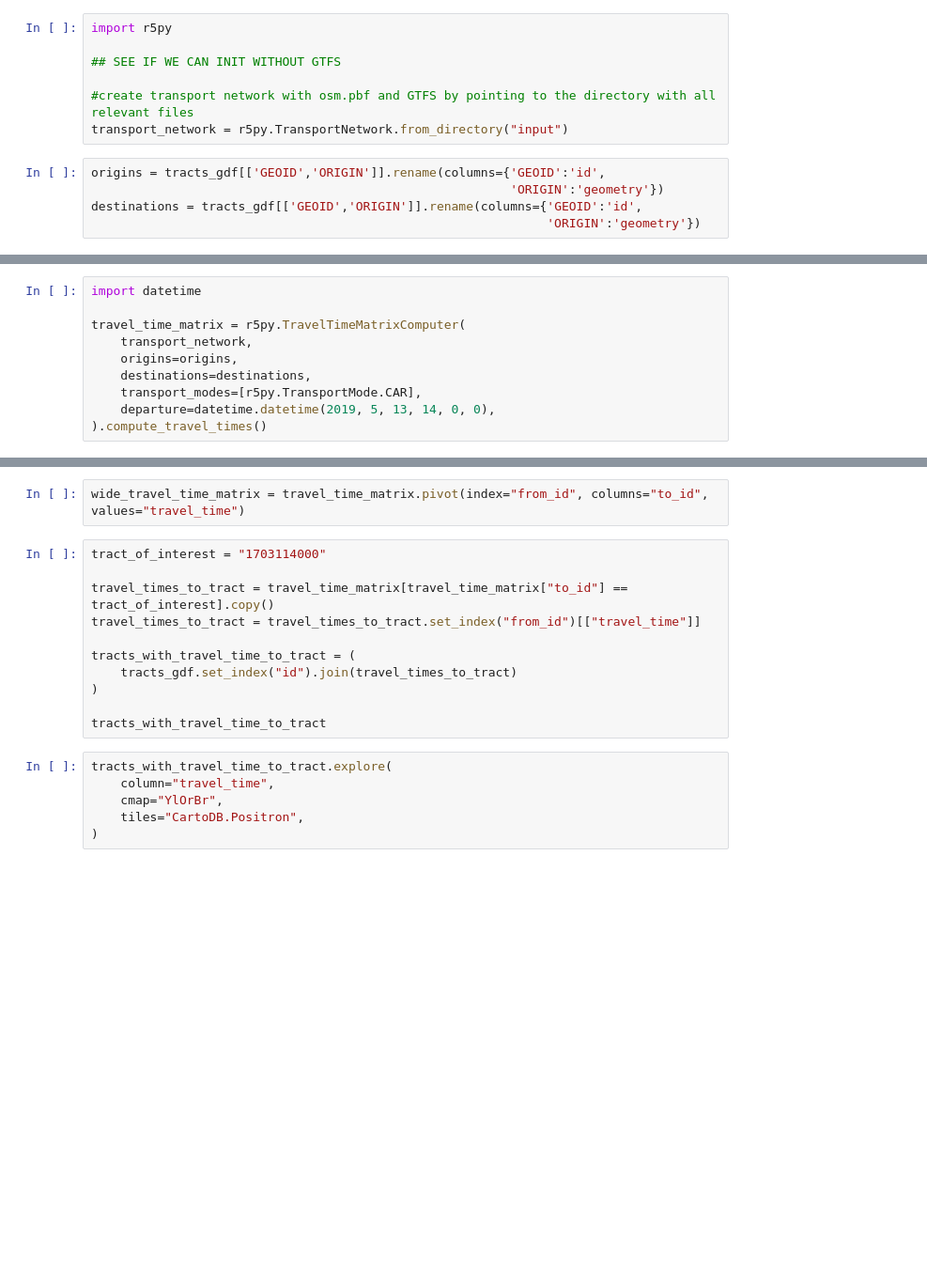
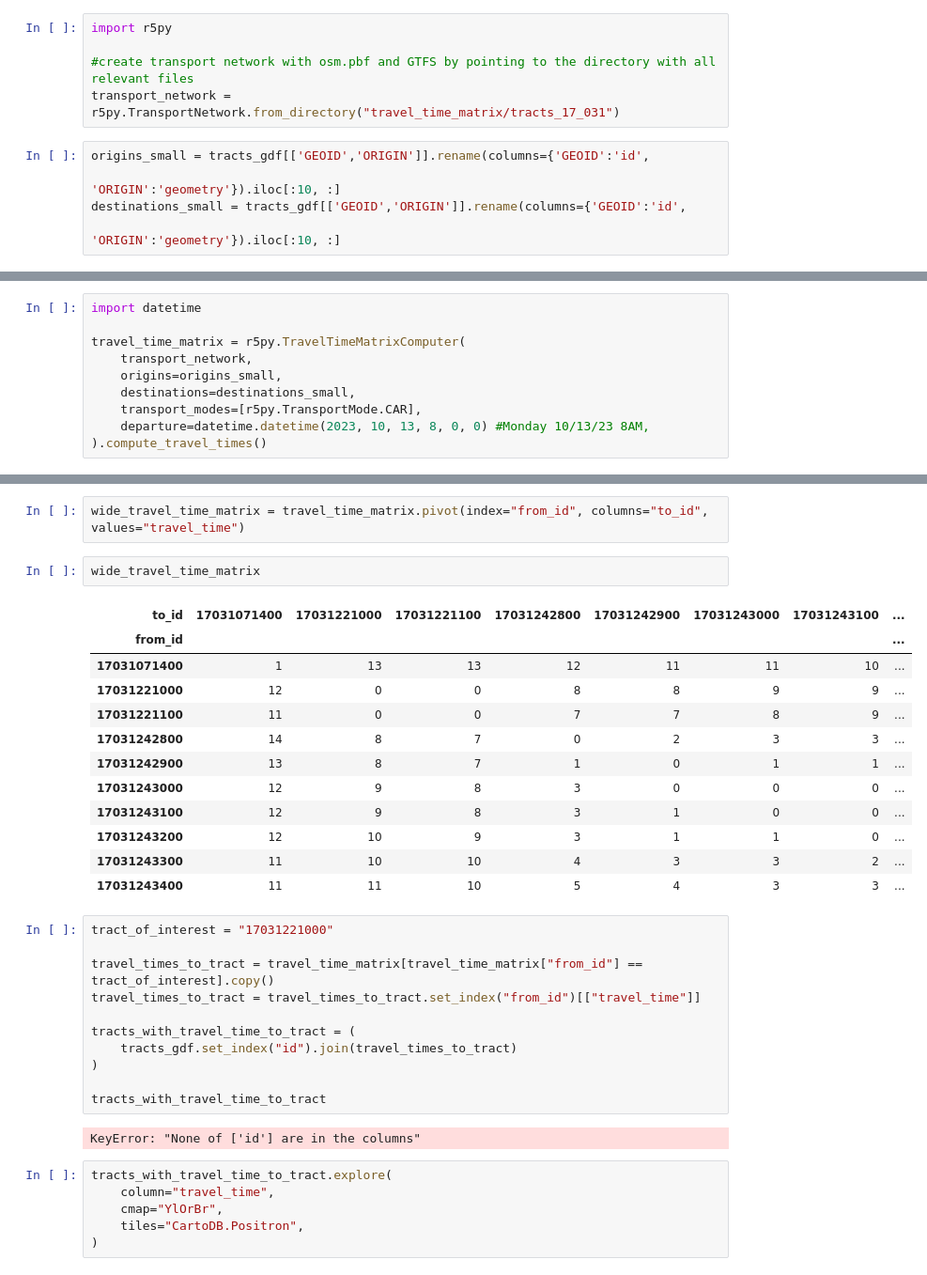
Before and after one commit to mansueto-institute/chicago-model, a Jupyter notebook: travel_time_matrix/time_travel_matrix.ipynb, the cells around one changed output, grey strips where cells are left out. Shown at 94% size. Cells and saved outputs as stored; diff of their text form; blank space fills up the shorter version.

```diff
--- a/time_travel_matrix.ipynb
+++ b/travel_time_matrix/time_travel_matrix.ipynb
@@ -184,12 +180,10 @@ dtype: object
 # %%
 import r5py
 
-## SEE IF WE CAN INIT WITHOUT GTFS
-
 #create transport network with osm.pbf and GTFS by pointing to the directory with all relevant files
-transport_network = r5py.TransportNetwork.from_directory("input")
+transport_network = r5py.TransportNetwork.from_directory("travel_time_matrix/tracts_17_031")
 # %%
-origins = tracts_gdf[['GEOID','ORIGIN']].rename(columns={'GEOID':'id',
-                                                         'ORIGIN':'geometry'})
-destinations = tracts_gdf[['GEOID','ORIGIN']].rename(columns={'GEOID':'id',
-                                                              'ORIGIN':'geometry'})
+origins_small = tracts_gdf[['GEOID','ORIGIN']].rename(columns={'GEOID':'id',
+                                                         'ORIGIN':'geometry'}).iloc[:10, :]
+destinations_small = tracts_gdf[['GEOID','ORIGIN']].rename(columns={'GEOID':'id',
+                                                              'ORIGIN':'geometry'}).iloc[:10, :]
@@ -202,8 +192,8 @@ import datetime
 
 travel_time_matrix = r5py.TravelTimeMatrixComputer(
     transport_network,
-    origins=origins,
-    destinations=destinations,
+    origins=origins_small,
+    destinations=destinations_small,
     transport_modes=[r5py.TransportMode.CAR],
-    departure=datetime.datetime(2019, 5, 13, 14, 0, 0),
+    departure=datetime.datetime(2023, 10, 13, 8, 0, 0) #Monday 10/13/23 8AM,
 ).compute_travel_times()
@@ -212,9 +218,24 @@ travel_time_matrix
 # %%
 wide_travel_time_matrix = travel_time_matrix.pivot(index="from_id", columns="to_id", values="travel_time")
+# %%
+wide_travel_time_matrix
+# %% [output]
+| to_id | 17031071400 | 17031221000 | 17031221100 | 17031242800 | 17031242900 | 17031243000 | 17031243100 | ... |
+| from_id |  |  |  |  |  |  |  | ... |
+| 17031071400 | 1 | 13 | 13 | 12 | 11 | 11 | 10 | ... |
+| 17031221000 | 12 | 0 | 0 | 8 | 8 | 9 | 9 | ... |
+| 17031221100 | 11 | 0 | 0 | 7 | 7 | 8 | 9 | ... |
+| 17031242800 | 14 | 8 | 7 | 0 | 2 | 3 | 3 | ... |
+| 17031242900 | 13 | 8 | 7 | 1 | 0 | 1 | 1 | ... |
+| 17031243000 | 12 | 9 | 8 | 3 | 0 | 0 | 0 | ... |
+| 17031243100 | 12 | 9 | 8 | 3 | 1 | 0 | 0 | ... |
+| 17031243200 | 12 | 10 | 9 | 3 | 1 | 1 | 0 | ... |
+| 17031243300 | 11 | 10 | 10 | 4 | 3 | 3 | 2 | ... |
+| 17031243400 | 11 | 11 | 10 | 5 | 4 | 3 | 3 | ... |
 # %%
-tract_of_interest = "1703114000"
+tract_of_interest = "17031221000"
 
-travel_times_to_tract = travel_time_matrix[travel_time_matrix["to_id"] == tract_of_interest].copy()
+travel_times_to_tract = travel_time_matrix[travel_time_matrix["from_id"] == tract_of_interest].copy()
 travel_times_to_tract = travel_times_to_tract.set_index("from_id")[["travel_time"]]
 
 tracts_with_travel_time_to_tract = (
@@ -222,6 +243,8 @@ tracts_with_travel_time_to_tract = (
 )
 
 tracts_with_travel_time_to_tract
+# %% [output]
+KeyError: "None of ['id'] are in the columns"
 # %%
 tracts_with_travel_time_to_tract.explore(
     column="travel_time",
```
Also changed, not shown: parts of 10 cells of this notebook, 6 other files.
